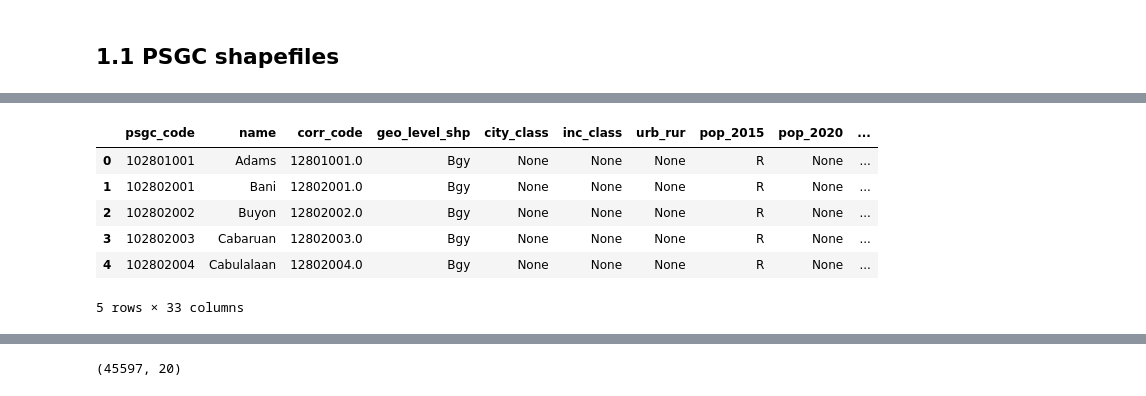
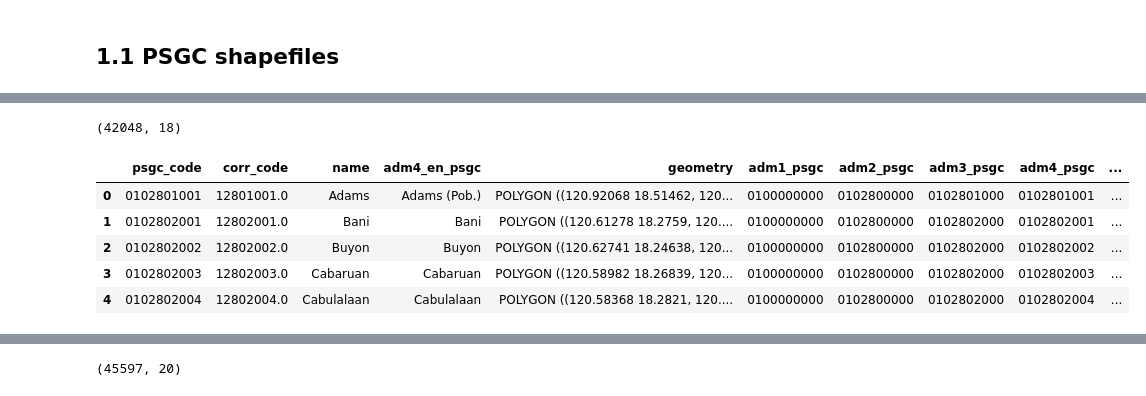
Before and after one commit to cair-philippines/project_paaral, a Jupyter notebook: notebooks/0.2-map-resources.ipynb, the cells around one changed output, grey strips where cells are left out. Saved outputs shown, nothing was run; the diff lists cells and outputs as text; code cells hidden in the pictures.

Commit message:
Reflected progress of psgc shapefile consolidation in notebook

```diff
--- a/notebooks/0.2-map-resources.ipynb
+++ b/notebooks/0.2-map-resources.ipynb
@@ -33,10 +43,10 @@ LICENSE  README.md  data  dist  docs  pyproject.toml  renovate.json  src  tests
 # %%
 # Initialize consolidator
-path = "data/philippines-psgc-shapefiles/dist"
-consolidator = pc.PSGCConsolidator(base_path=path)
+path = get_path('psgc_shapefiles') # "data/philippines-psgc-shapefiles/dist"
+consolidator = pc.PSGCConsolidator(base_path=path, verbose=False)
 
 # Process data
 geodata = consolidator.process()
 
-# Get summary
-summary = consolidator.get_summary()
+# # Get summary
+# summary = consolidator.get_summary()
@@ -61,10 +53,12 @@ INFO:modules.psgc_consolidator:PSGC consolidation pipeline completed successfull
 # %%
-geodata.head()
+print(geodata.shape)
+with pd.option_context('display.max_columns', None):
+    display(geodata.head())
 # %% [output]
+(42048, 18)
-|  | psgc_code | name | corr_code | geo_level_shp | city_class | inc_class | urb_rur | pop_2015 | pop_2020 | ... |
-| 0 | 102801001 | Adams | 12801001.0 | Bgy | None | None | None | R | None | ... |
-| 1 | 102802001 | Bani | 12802001.0 | Bgy | None | None | None | R | None | ... |
-| 2 | 102802002 | Buyon | 12802002.0 | Bgy | None | None | None | R | None | ... |
-| 3 | 102802003 | Cabaruan | 12802003.0 | Bgy | None | None | None | R | None | ... |
-| 4 | 102802004 | Cabulalaan | 12802004.0 | Bgy | None | None | None | R | None | ... |
+|  | psgc_code | corr_code | name | adm4_en_psgc | geometry | adm1_psgc | adm2_psgc | adm3_psgc | adm4_psgc | ... |
+| 0 | 0102801001 | 12801001.0 | Adams | Adams (Pob.) | POLYGON ((120.92068 18.51462, 120... | 0100000000 | 0102800000 | 0102801000 | 0102801001 | ... |
+| 1 | 0102802001 | 12802001.0 | Bani | Bani | POLYGON ((120.61278 18.2759, 120.... | 0100000000 | 0102800000 | 0102802000 | 0102802001 | ... |
+| 2 | 0102802002 | 12802002.0 | Buyon | Buyon | POLYGON ((120.62741 18.24638, 120... | 0100000000 | 0102800000 | 0102802000 | 0102802002 | ... |
+| 3 | 0102802003 | 12802003.0 | Cabaruan | Cabaruan | POLYGON ((120.58982 18.26839, 120... | 0100000000 | 0102800000 | 0102802000 | 0102802003 | ... |
+| 4 | 0102802004 | 12802004.0 | Cabulalaan | Cabulalaan | POLYGON ((120.58368 18.2821, 120.... | 0100000000 | 0102800000 | 0102802000 | 0102802004 | ... |
-5 rows × 33 columns
```
Also changed, not shown: parts of 20 cells of this notebook.
